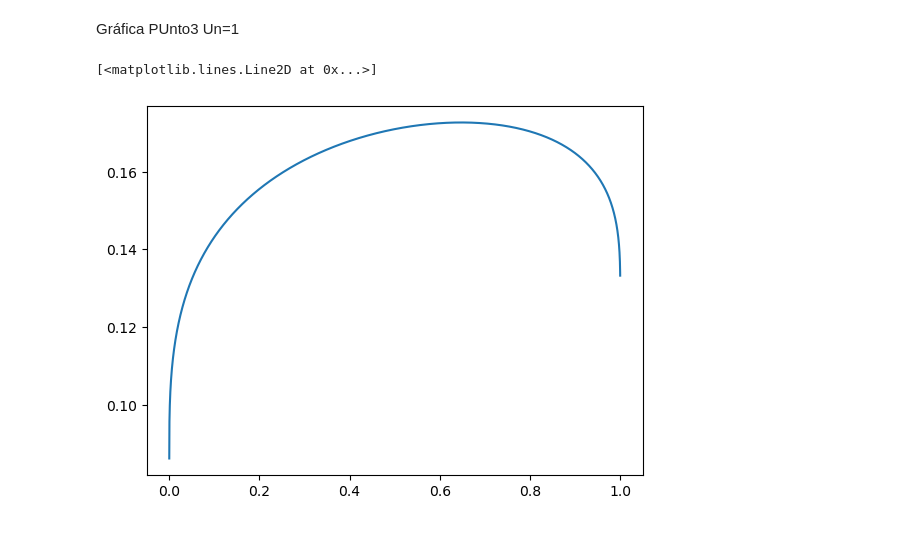
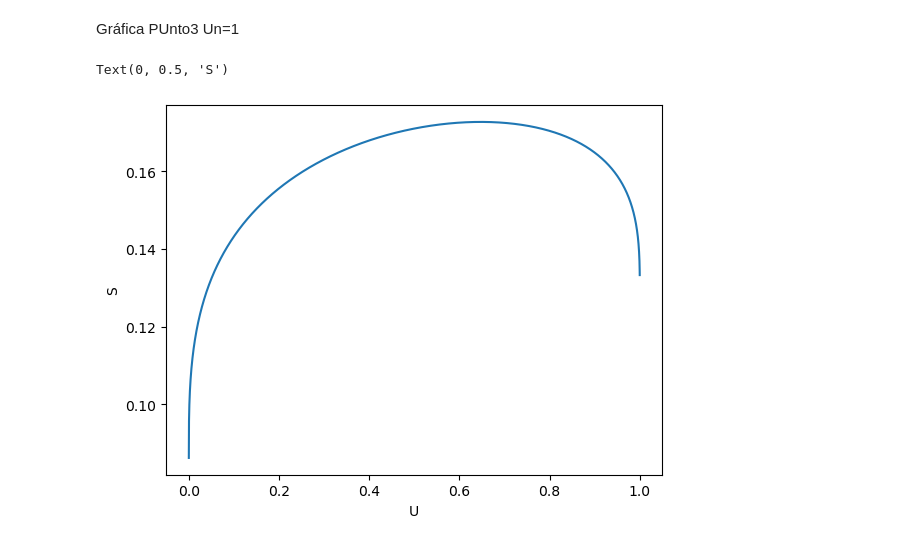
Before and after one commit to lsperezm/Metodos1-LauraPerez-SofiaLizarazo, a Jupyter notebook: Untitled.ipynb, the cells around one changed output. Saved outputs shown, nothing was run; the diff lists cells and outputs as text; code cells hidden in the pictures.

```diff
--- a/Untitled.ipynb
+++ b/Untitled.ipynb
@@ -75,7 +75,8 @@ u=np.arange(0,1,0.0001)
 g=graf(u)
 # %%
 plt.plot(u,g)
-plt.xlabel("")
+plt.xlabel("U")
+plt.ylabel("S")
 # %% [output]
-[<matplotlib.lines.Line2D at 0x...>]
+Text(0, 0.5, 'S')
-[figure, old version]
+[figure, new version]
```
